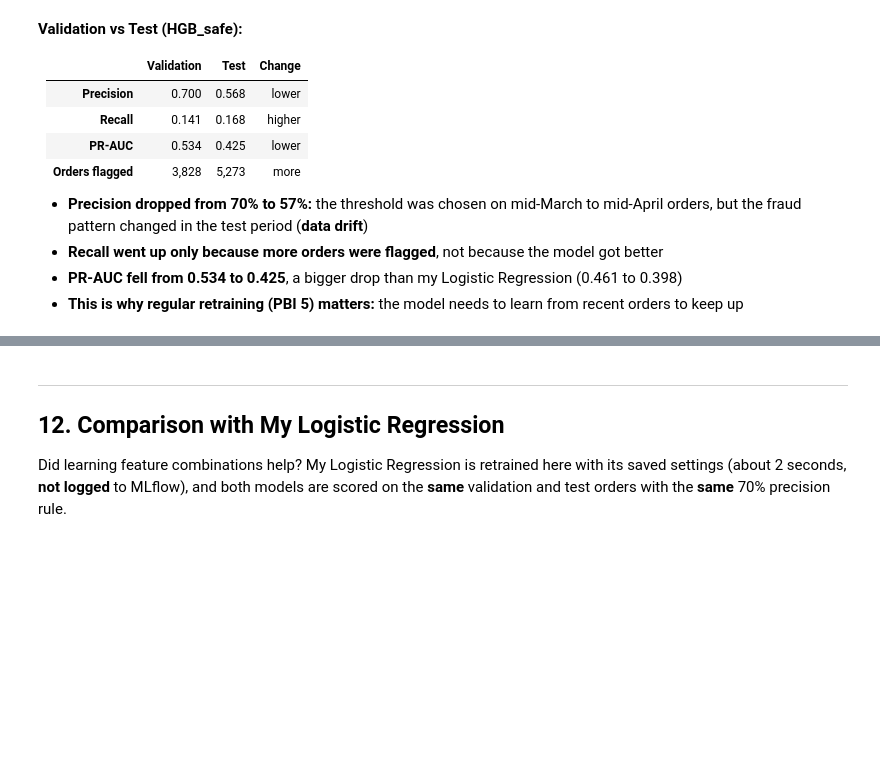
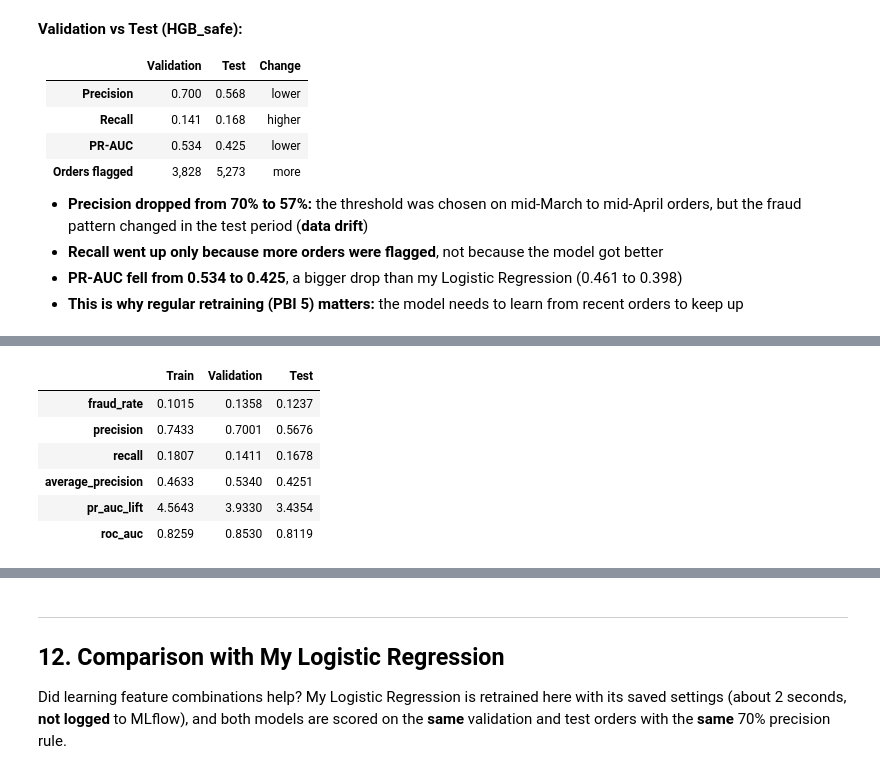
Before and after one commit to ABBYKETING/MLOps_CA1_group5, a Jupyter notebook: notebooks/hgb_yueliang.ipynb, the cells around one changed output, grey strips where cells are left out. Drawn from its saved outputs; the diff is of its cells as text; code cells hidden in the pictures; blank space fills up the shorter version.

```diff
--- a/notebooks/hgb_yueliang.ipynb
+++ b/notebooks/hgb_yueliang.ipynb
@@ -500,0 +509,24 @@ shown
+# %%
+# Score the trained model on all three periods with the same threshold (no retraining)
+fit_rows = {}
+for name in ["Train", "Validation", "Test"]:
+    X_part, y_part = parts[name]
+    scores = mu.evaluate(y_part, model_safe.predict_proba(X_part)[:, 1], result_safe["threshold"])
+    fit_rows[name] = {
+        "fraud_rate": float(y_part.mean()),
+        "precision": scores["precision"],
+        "recall": scores["recall"],
+        "average_precision": scores["average_precision"],
+        "pr_auc_lift": scores["average_precision"] / float(y_part.mean()),
+        "roc_auc": scores["roc_auc"],
+    }
+fit_check = pd.DataFrame(fit_rows)
+fit_check.round(4)
+# %% [output]
+|  | Train | Validation | Test |
+| fraud_rate | 0.1015 | 0.1358 | 0.1237 |
+| precision | 0.7433 | 0.7001 | 0.5676 |
+| recall | 0.1807 | 0.1411 | 0.1678 |
+| average_precision | 0.4633 | 0.5340 | 0.4251 |
+| pr_auc_lift | 4.5643 | 3.9330 | 3.4354 |
+| roc_auc | 0.8259 | 0.8530 | 0.8119 |
```
Also changed, not shown: parts of 16 cells of this notebook, 3 other files.
